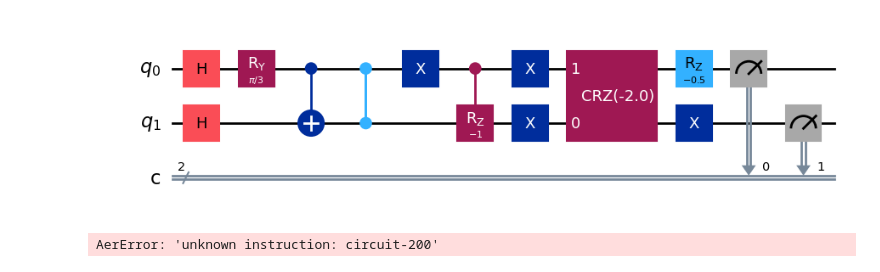
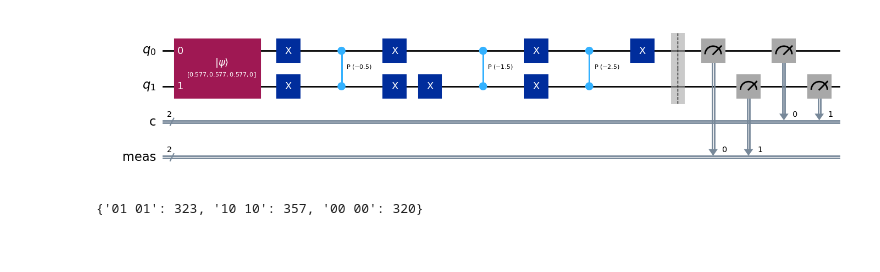
Before and after one commit to ludago4499/quackbit, a Jupyter notebook: truncado.ipynb, the cells around one changed output. Cells and saved outputs as stored; diff of their text form; code cells hidden in the pictures.

Commit message:
La fase funciona

```diff
--- a/truncado.ipynb
+++ b/truncado.ipynb
@@ -1,63 +1,66 @@
 # %%
 from qiskit import QuantumCircuit
 from qiskit_aer import AerSimulator
 import numpy as np
+import math
 
 simulator = AerSimulator()
 
-# Parámetros del sistema
+
 omega = 1.0     # Frecuencia del oscilador
 t = 1.0         # Tiempo de evolución
-φ0 = -omega * t / 2         # Fase para |00⟩
-φ1 = -3 * omega * t / 2     # Fase para |01⟩
-φ2 = -5 * omega * t / 2     # Fase para |10⟩
+phi0 = -omega * t / 2         # Fase para |00⟩
+phi1 = -3 * omega * t / 2     # Fase para |01⟩
+phi2 = -5 * omega * t / 2     # Fase para |10⟩
 
 # Crear circuito con 2 qubits y 2 bits clásicos
 qc = QuantumCircuit(2, 2)
 
 # 1. Preparar superposición inicial (puede incluir |11>)
-qc.h([0,1])
-qc.ry(np.pi/3, 0)
 
-# 2. Mecanismo de destrucción de |11>
-qc.cx(0, 1)          # Entrelaza para crear interferencia
-qc.cz(0, 1)           # Aplica fase para cancelar |11>
+psi = [math.sqrt(1/3), math.sqrt(1/3), math.sqrt(1/3), 0]
+qc.initialize(psi, [0, 1])  # Inicializar el estado |ψ⟩
 
-# 3. Aplicación de fases con operaciones seguras
-# --- Para |01> ---
+# A continuación se aplicar la fase utilizando cp, una compuerta simétrica
+# que solo aplica una fase al estado |11>. Para controlar, se utilizan Nots.
+
+# Apply phase e^{iϕ0} to |00⟩
 qc.x(0)
-qc.crz(φ1 - φ0, 0, 1)
+qc.x(1)
+qc.cp(phi0, 0, 1)  # (masked |00⟩)
+qc.x(1)
 qc.x(0)
 
-# --- Para |10> ---
+# Apply phase e^{iϕ1} to |01⟩
 qc.x(1)
-# Compuerta controlada mejorada que evita |11>
-qc.append(QuantumCircuit(2).to_gate(label=f'CRZ({φ2-φ0})'), [1,0])
+qc.cp(phi1, 0, 1)  #  (masked |01⟩)
 qc.x(1)
 
-# 4. Fase global
-qc.rz(φ0, 0)
+# Apply phase e^{iϕ2} to |10⟩
+qc.x(0)
+qc.cp(phi2, 0, 1)  # (masked |10⟩)
+qc.x(0)
 
-# 5. Medición final
-qc.measure([0,1], [0,1])
+
+
+qc.measure([0, 1], [0, 1])  # Medir ambos qubits
+
 
 # Dibujar el circuito
 qc.draw('mpl', fold=False)
 # %% [output]
-[figure, old version]
+[figure, new version]
 # %%
 from qiskit.visualization import plot_histogram
 
 # Simular 1000 ejecuciones
-job = simulator.run(qc, shots=100)
+job = simulator.run(qc, shots=1000)
 result = job.result()
 counts = result.get_counts(qc)
 
-print("Distribución final:")
 print(counts)
-plot_histogram(counts)
 # %% [output]
-AerError: 'unknown instruction: circuit-200'
+{'01 01': 323, '10 10': 357, '00 00': 320}
 # %%
 from qiskit.visualization import plot_histogram
 
```
Also changed, not shown: parts of 1 cell of this notebook.
